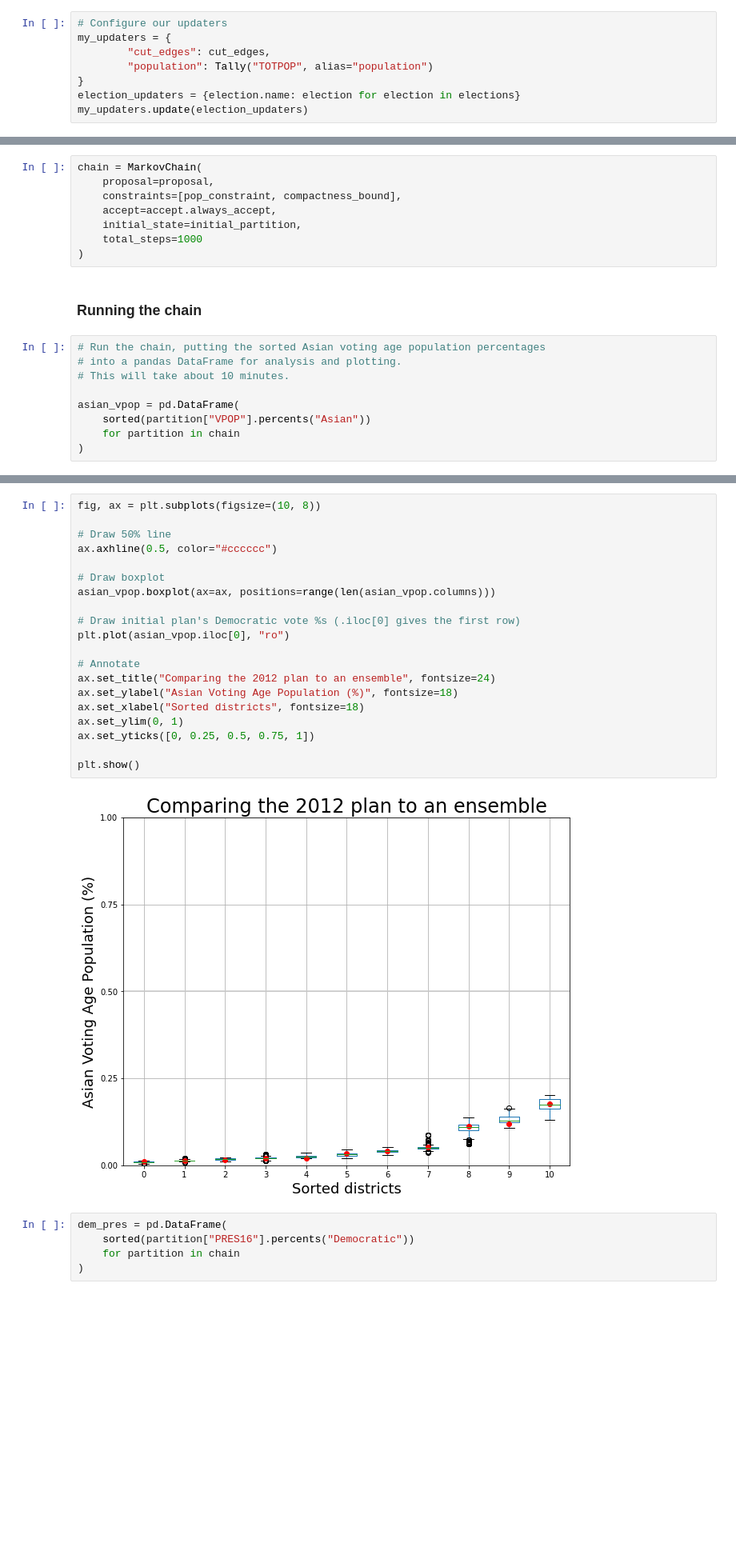
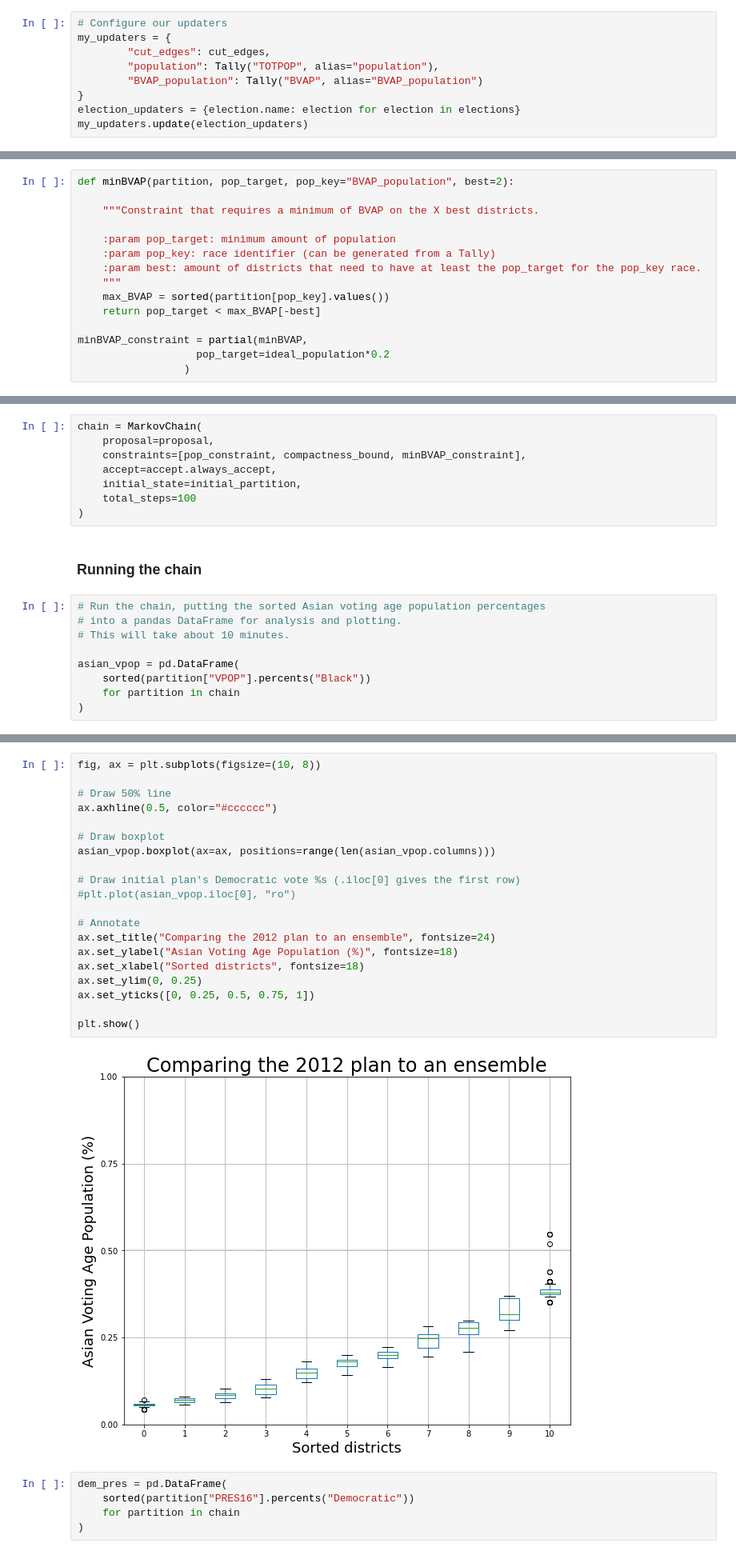
Before and after one commit to RahulReady/Redistricting-Project, a Jupyter notebook: VA Redistricting Plan.ipynb, the cells around one changed output, grey strips where cells are left out. Shown: that part at 80% size. Cells and saved outputs as stored; diff of their text form; blank space fills up the shorter version.

Commit message:
BVAP constraint start

```diff
--- a/VA Redistricting Plan.ipynb
+++ b/VA Redistricting Plan.ipynb
@@ -138,7 +138,8 @@ elections = [
 # Configure our updaters
 my_updaters = {
         "cut_edges": cut_edges,
-        "population": Tally("TOTPOP", alias="population")
+        "population": Tally("TOTPOP", alias="population"),
+        "BVAP_population": Tally("BVAP", alias="BVAP_population")
 }
 election_updaters = {election.name: election for election in elections}
 my_updaters.update(election_updaters)
@@ -186,2 +197,17 @@ pop_constraint = \
+# %%
+def minBVAP(partition, pop_target, pop_key="BVAP_population", best=2):
+
+    """Constraint that requires a minimum of BVAP on the X best districts.
+
+    :param pop_target: minimum amount of population
+    :param pop_key: race identifier (can be generated from a Tally)
+    :param best: amount of districts that need to have at least the pop_target for the pop_key race.
+    """
+    max_BVAP = sorted(partition[pop_key].values())
+    return pop_target < max_BVAP[-best]
+
+minBVAP_constraint = partial(minBVAP,
+                   pop_target=ideal_population*0.2
+                 )
 # %% [markdown]
 ### Configuring the Markov chain
@@ -188,10 +219,10 @@ pop_constraint = \
 # %%
 chain = MarkovChain(
     proposal=proposal,
-    constraints=[pop_constraint, compactness_bound],
+    constraints=[pop_constraint, compactness_bound, minBVAP_constraint],
     accept=accept.always_accept,
     initial_state=initial_partition,
-    total_steps=1000
+    total_steps=100
 )
 # %% [markdown]
 ### Running the chain
@@ -201,6 +232,6 @@ chain = MarkovChain(
 # This will take about 10 minutes.
 
 asian_vpop = pd.DataFrame(
-    sorted(partition["VPOP"].percents("Asian"))
+    sorted(partition["VPOP"].percents("Black"))
     for partition in chain
 )
@@ -207,25 +254,25 @@ asian_vpop = pd.DataFrame(
 # %%
 fig, ax = plt.subplots(figsize=(10, 8))
 
 # Draw 50% line
 ax.axhline(0.5, color="#cccccc")
 
 # Draw boxplot
 asian_vpop.boxplot(ax=ax, positions=range(len(asian_vpop.columns)))
 
 # Draw initial plan's Democratic vote %s (.iloc[0] gives the first row)
-plt.plot(asian_vpop.iloc[0], "ro")
+#plt.plot(asian_vpop.iloc[0], "ro")
 
 # Annotate
 ax.set_title("Comparing the 2012 plan to an ensemble", fontsize=24)
 ax.set_ylabel("Asian Voting Age Population (%)", fontsize=18)
 ax.set_xlabel("Sorted districts", fontsize=18)
-ax.set_ylim(0, 1)
+ax.set_ylim(0, 0.25)
 ax.set_yticks([0, 0.25, 0.5, 0.75, 1])
 
 plt.show()
 # %% [output]
-[figure, old version]
+[figure, new version]
 # %%
 dem_pres = pd.DataFrame(
     sorted(partition["PRES16"].percents("Democratic"))
```
Also changed, not shown: parts of 7 cells of this notebook.
